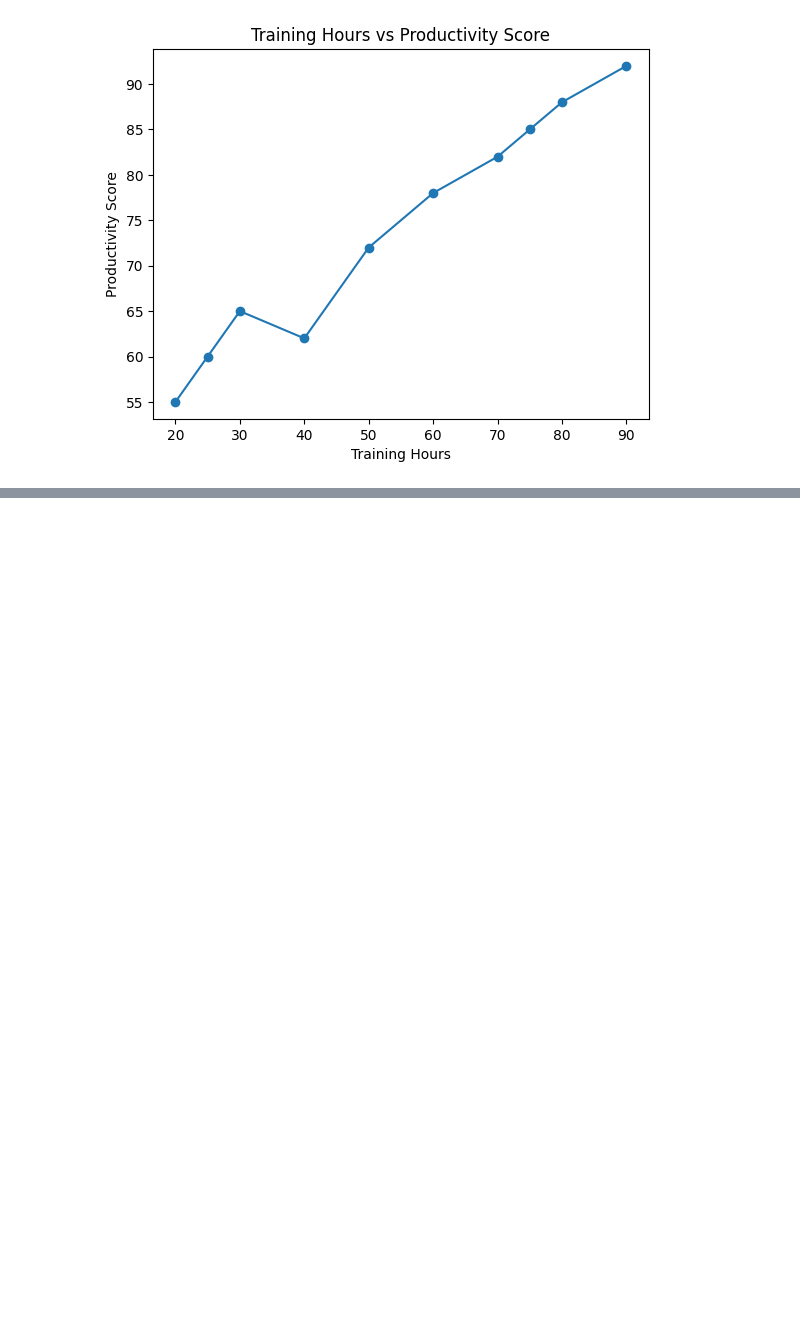
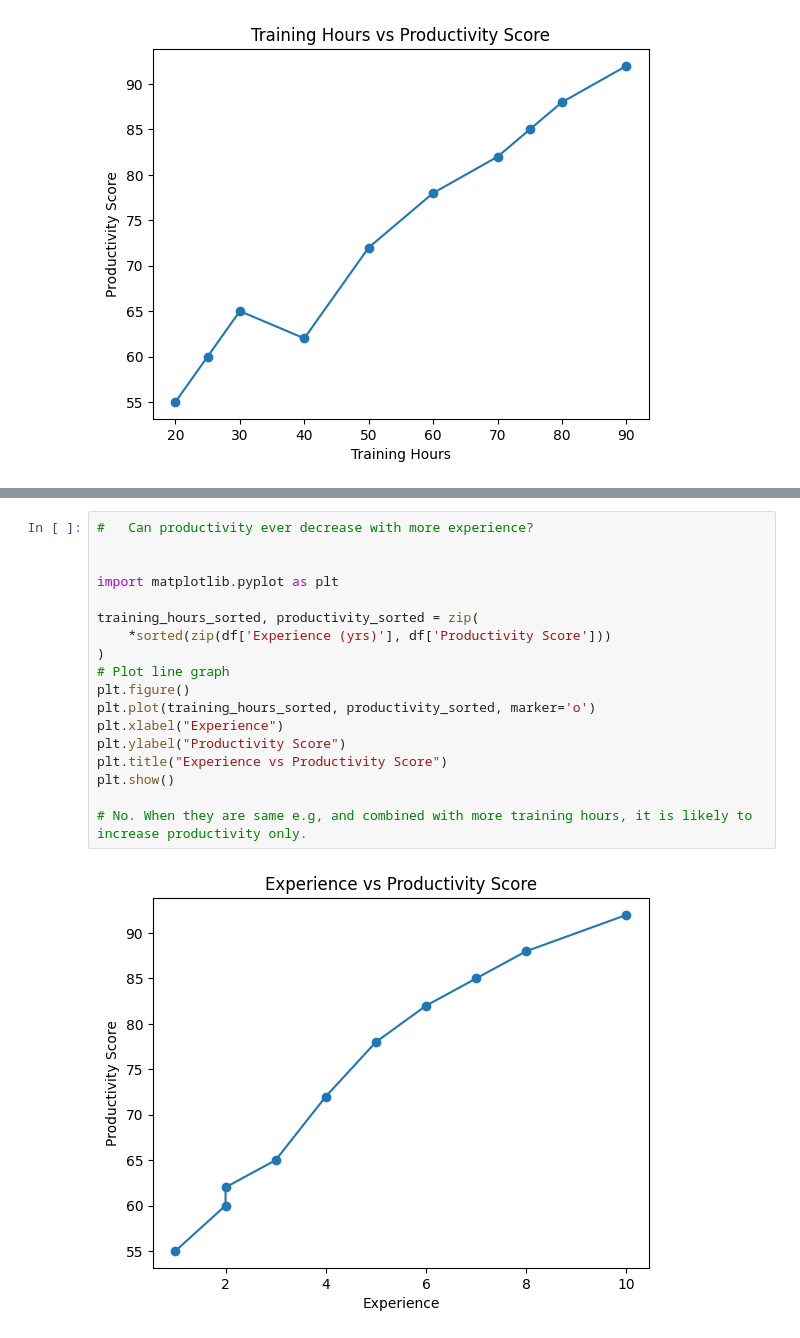
Before and after one commit to seshadrite/aimlexercises, a Jupyter notebook: exercise1.ipynb, the cells around one changed output, grey strips where cells are left out. Drawn from its saved outputs; the diff is of its cells as text; blank space fills up the shorter version.

```diff
--- a/exercise1.ipynb
+++ b/exercise1.ipynb
@@ -135,0 +104,20 @@ Productivity Score            1.000000
+# %%
+#	Can productivity ever decrease with more experience?
+
+
+import matplotlib.pyplot as plt
+
+training_hours_sorted, productivity_sorted = zip(
+    *sorted(zip(df['Experience (yrs)'], df['Productivity Score']))
+)
+# Plot line graph
+plt.figure()
+plt.plot(training_hours_sorted, productivity_sorted, marker='o')
+plt.xlabel("Experience")
+plt.ylabel("Productivity Score")
+plt.title("Experience vs Productivity Score")
+plt.show()
+
+# No. When they are same e.g, and combined with more training hours, it is likely to increase productivity only.
+# %% [output]
+[figure, added]
```
Also changed, not shown: parts of 3 cells of this notebook.
